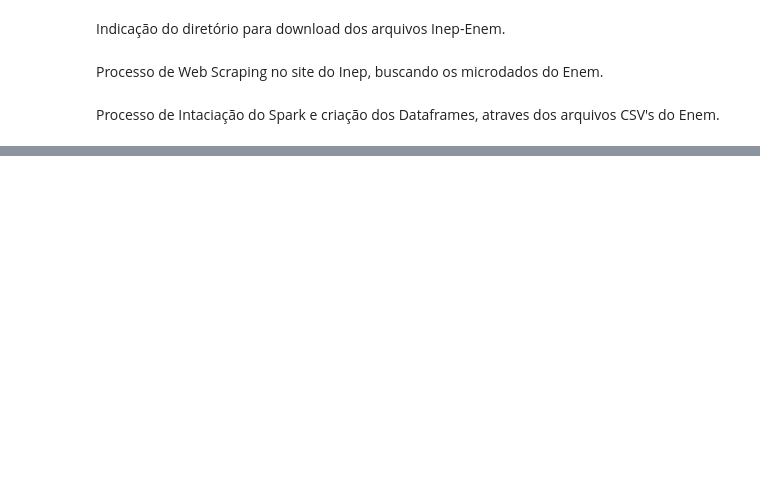
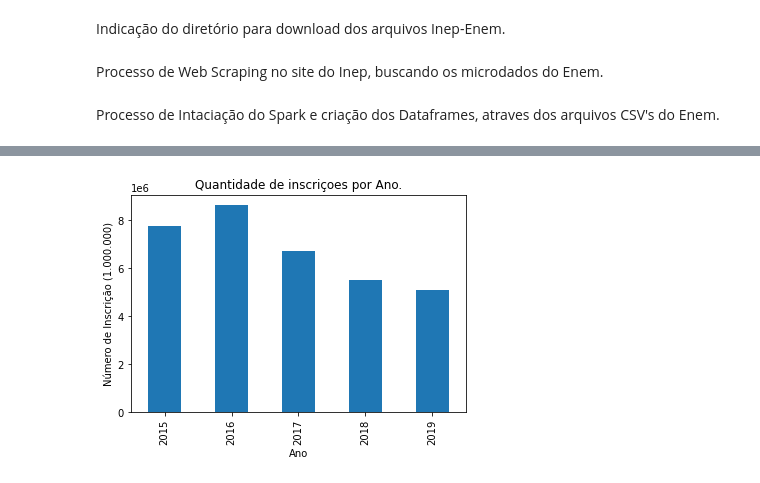
Before and after one commit to projetobigdatasenac2020/ProjetoFinalBigData, a Jupyter notebook: ProjetoFinal - Spark - HD.ipynb, the cells around one changed output, grey strips where cells are left out. Drawn from its saved outputs; the diff is of its cells as text; code cells hidden in the pictures; blank space fills up the shorter version.

```diff
--- a/ProjetoFinal - Spark - HD.ipynb
+++ b/ProjetoFinal - Spark - HD.ipynb
@@ -1621,7 +1644,17 @@ print('Quantidade de inscriçoes por Ano.')
 print('')
 print(f'Consulta inciada -  {datetime.now()}')
 
-sqlContext.sql('SELECT NU_ANO AS ANO, COUNT(*) AS QTDE_INSCRICAO, ROUND((COUNT(*)/(SELECT COUNT(*)/100 FROM enemtb)),2) AS PERCENTUAL FROM enemtb GROUP BY NU_ANO ORDER BY NU_ANO, COUNT(*)').show()
+# Apresentando os valores da consulta SQL no Spark
+sqlContext.sql('SELECT NU_ANO AS ANO, COUNT(*) AS QTDE_INSCRICAO, ROUND((COUNT(*)/(SELECT COUNT(*)/100 FROM enemtb)),2) AS PERCENTUAL FROM enemtb GROUP BY NU_ANO ORDER BY NU_ANO, COUNT(*)').show( )
+
+# Criação do dataframe com os valores selecionados
+df_grafico = sqlContext.sql('SELECT NU_ANO AS ANO, COUNT(*) AS QTDE_INSCRICAO, ROUND((COUNT(*)/(SELECT COUNT(*)/100 FROM enemtb)),2) AS PERCENTUAL FROM enemtb GROUP BY NU_ANO ORDER BY NU_ANO, COUNT(*)').toPandas()
+
+# Apresentando o grafico do Dataframe df_grafico.
+df_grafico.plot(kind='bar', x='ANO', y='QTDE_INSCRICAO', legend=False)
+plt.title('Quantidade de inscriçoes por Ano.')
+plt.xlabel('Ano',)
+plt.ylabel('Número de Inscrição (1.000.000)')
 
 print(f'Consulta realizada com sucesso -  {datetime.now()}')
 # %% [output]
@@ -1642,3 +1675,4 @@ Consulta realizada com sucesso -  2020-08-25 19:07:32.550730
+[figure, added]
 # %%
 print('Quantidade de inscriçoes por Sexo.')
 print('')
```
Also changed, not shown: parts of 246 cells of this notebook.
